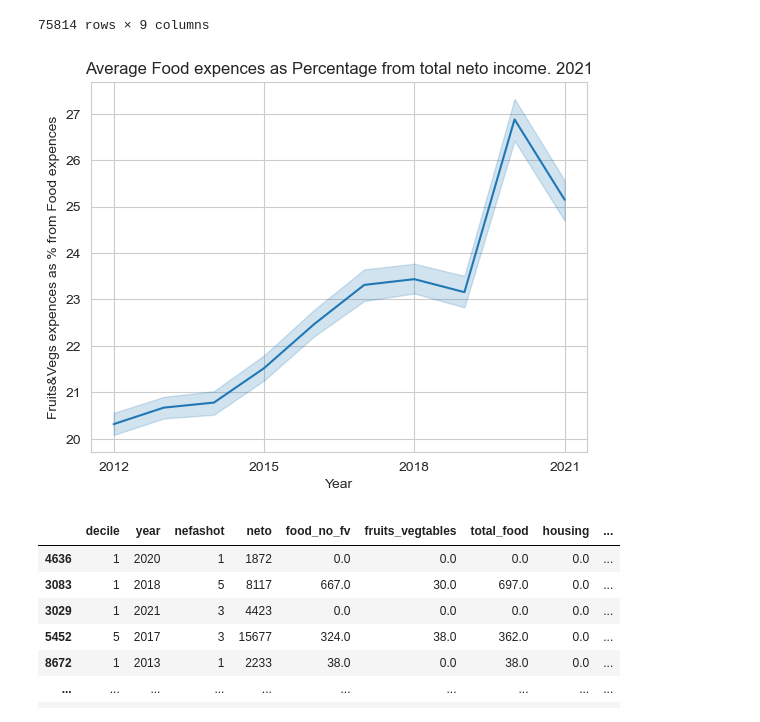
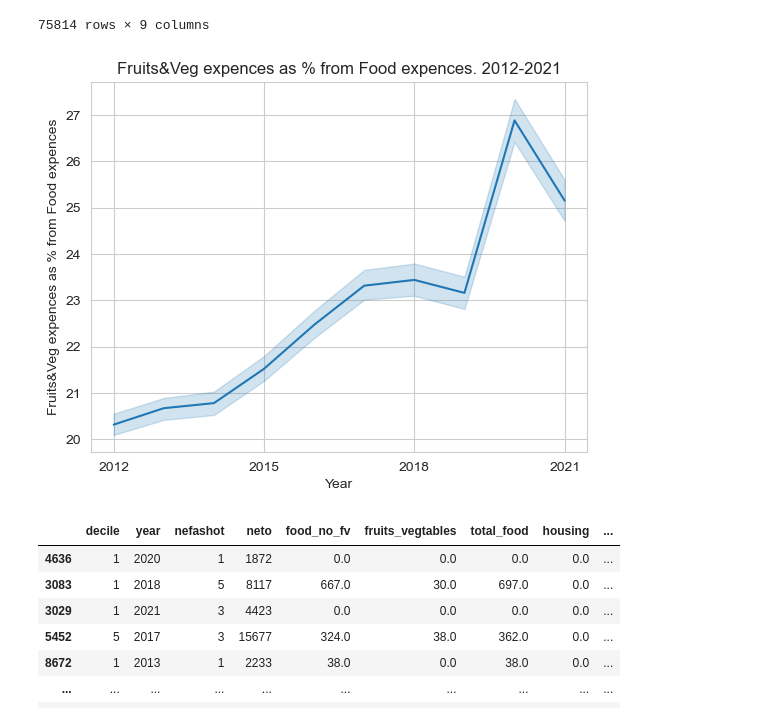
Before and after one commit to eladreuveni/Lamas, a Jupyter notebook: food_from_income_12_21.ipynb, the cells around one changed output. Cells and saved outputs as stored; diff of their text form; code cells hidden in the pictures.

```diff
--- a/food_from_income_12_21.ipynb
+++ b/food_from_income_12_21.ipynb
@@ -117,19 +117,19 @@ veg_df.sort_values('fv_as_per_food')
 # %%
 sns.set_style('whitegrid')
 ax = sns.lineplot(x="year", y="fv_as_per_food", data=veg_df)
 
 custom_ticks = [2012, 2015, 2018, 2021]
 plt.xticks(custom_ticks)
 
 # Set labels and title
 ax.set_xlabel('Year')
 ax.set_ylabel('Fruits&Veg expences as % from Food expences')
-ax.set_title('Fruits&Veg expences as  from total neto income. 2021')
+ax.set_title('Fruits&Veg expences as % from Food expences. 2012-2021')
 
 # Show the plot
 plt.show()
 # %% [output]
-[figure, old version]
+[figure, new version]
 # %%
 housing_df = big_df.copy()
 housing_df['housing_as_per_income'] = (housing_df['housing'] / housing_df['neto']) * 100 # הוצאה על דיור כאחוז מהכנסה
```
Also changed, not shown: parts of 2 cells of this notebook, 2 other files.
